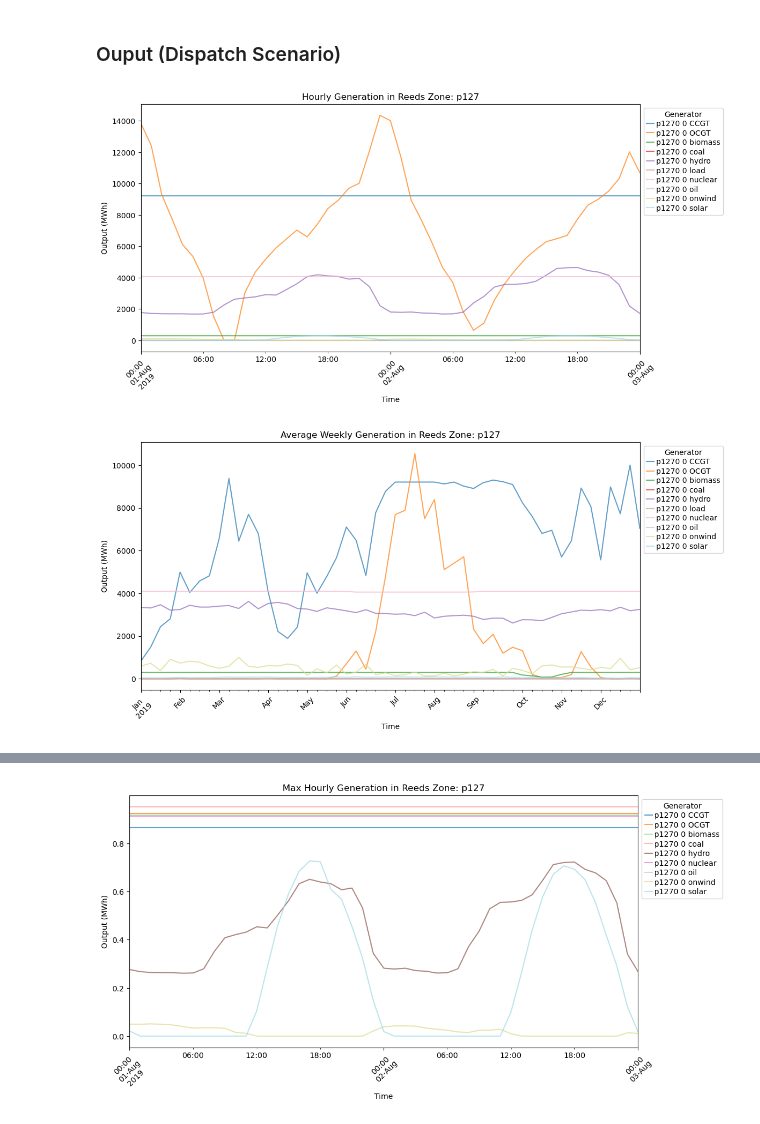
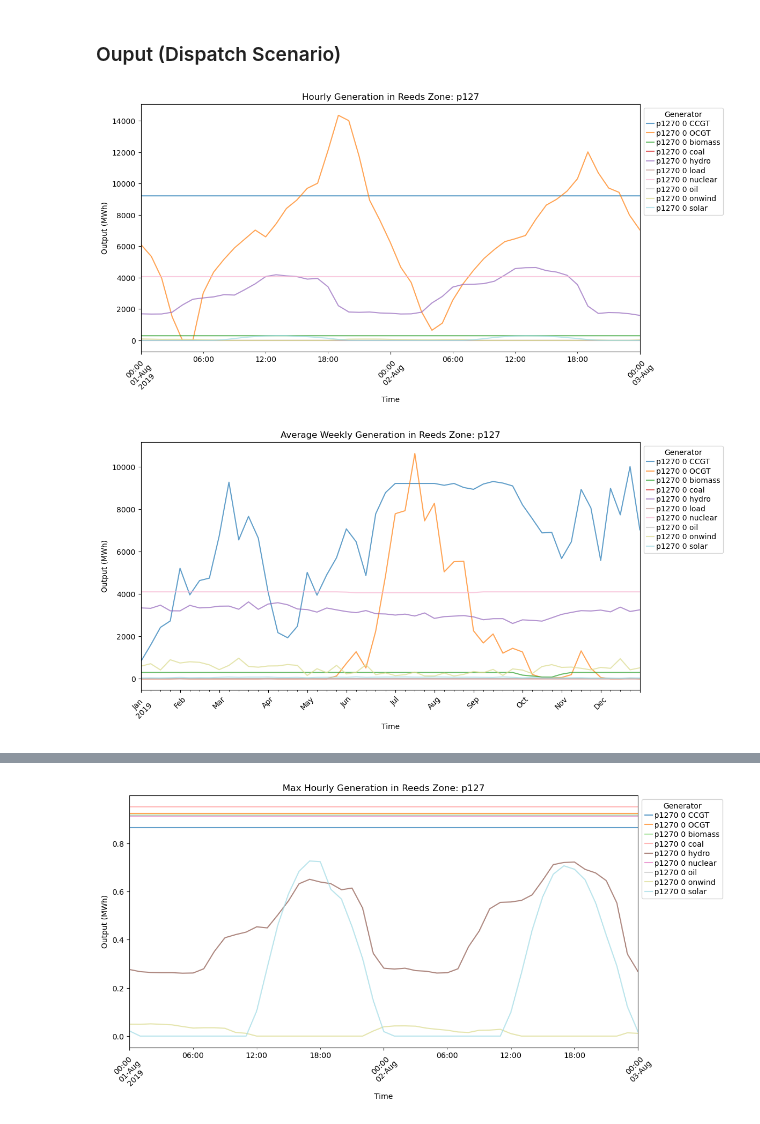
Before and after one commit to af3913/pypsa-usa, a Jupyter notebook: workflow/pypsa-usa_technical_appendix.ipynb, the cells around one changed output, grey strips where cells are left out. Cells and saved outputs as stored; diff of their text form; code cells hidden in the pictures.

Commit message:
time update from UTC to specified

```diff
--- a/workflow/pypsa-usa_technical_appendix.ipynb
+++ b/workflow/pypsa-usa_technical_appendix.ipynb
@@ -468,47 +471,50 @@ plot_data_weekly(loads_weekly, "p127", "2019-01-01", "2019-12-30", "Average Week
 # %% [markdown]
 ### Ouput (Dispatch Scenario)
 # %%
-def generator_add_zonal(generator: pd.DataFrame):
+def generator_add_zonal(generator: pd.DataFrame, time_zone: str):
     """
-    Takes specific generation data and returns a dataframe with geographic features features.
+    Takes specific generation data and returns a dataframe with geographic features.
     """
     generator_zonal = generator.T
 
-    # Make columns starting at 0 a timestep of 2019
+    # Make columns starting at 0 a timestep of 2019. Make it UTC time.
     generator_zonal.columns = pd.date_range(start="2019-01-01",
-    periods=len(generator_zonal.columns),
-    freq="H")
+                                            periods=len(generator_zonal.columns),
+                                            freq="H",
+                                            tz="UTC")
+
+    # Convert to desired time zone
+    est_time = generator_zonal.columns.tz_convert(time_zone)
+    generator_zonal.columns = est_time.tz_localize(None)
 
     generator_zonal.index.name = "generator"
     generator_zonal = generator_zonal.reset_index()
 
     generator_zonal["bus"] = generator_zonal["generator"].map(network.generators.bus)
     generator_zonal["reeds_zone"] = generator_zonal["bus"].map(buses.reeds_zone)
     generator_zonal["reeds_ba"] = generator_zonal["bus"].map(buses.reeds_ba)
     generator_zonal["interconnect"] = generator_zonal["bus"].map(buses.interconnect)
     generator_zonal["reeds_state"] = generator_zonal["bus"].map(buses.reeds_state)
 
     cols = generator_zonal.columns.tolist()
     cols = cols[-5:] + cols[:-5]
     generator_zonal = generator_zonal[cols]
 
     generator_zonal = generator_zonal.set_index(["bus", "reeds_zone", "reeds_ba",
                                                 "interconnect", "reeds_state", "generator"])
 
     return generator_zonal
 
 # Import generators-p data: Active power at bus (positive if net generation)
-generators_p = (generator_add_zonal(network.generators_t.p)
+generators_p = (generator_add_zonal(network.generators_t.p, "US/Eastern")
                 .groupby(["reeds_zone", "generator"]) # Change groupby to desired setting (i.e reeds_state). Update plotting function accordingly.
                 .mean())
 
-
-plot_data(generators_p, "p127", "2019-08-01", "2019-08-03", "Hourly Generation")
+plot_data(generators_p, "p127", "US/Eastern", "2019-08-01", "2019-08-03", "Hourly Generation")
 
 # Generators_p weekly average
 generators_p_weekly = generators_p.resample("W", axis=1).mean()
-
 plot_data_weekly(generators_p_weekly, "p127", "2019-01-01", "2019-12-30", "Average Weekly Generation")
 # %% [output]
-[figure, old version]
+[figure, new version]
 [figure]
```
Also changed, not shown: parts of 6 cells of this notebook.
